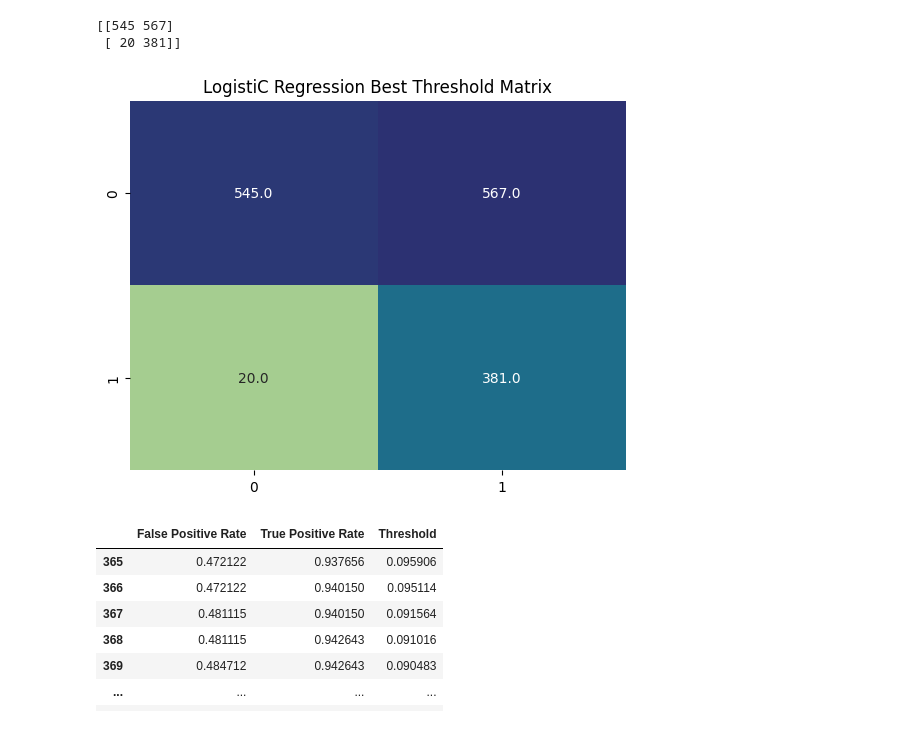
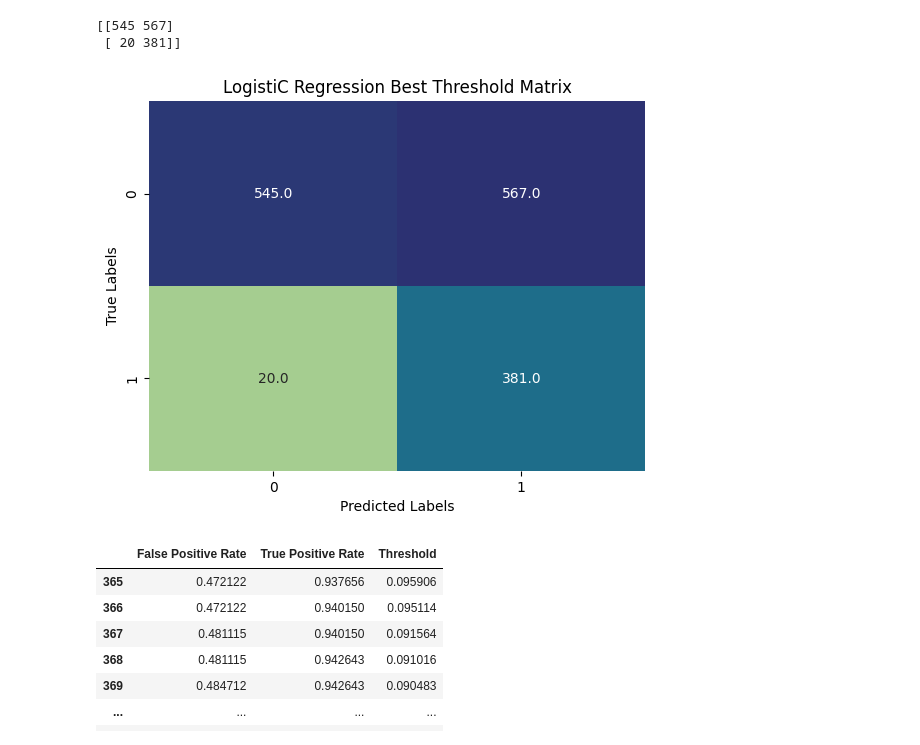
Before and after one commit to murithidenisgitobu/Vodafone_Corporation_Customer_Churn_Prediction, a Jupyter notebook: Customer_Churn_Prediction_Notebook.ipynb, the cells around one changed output. Cells and saved outputs as stored; diff of their text form; code cells hidden in the pictures.

```diff
--- a/Customer_Churn_Prediction_Notebook.ipynb
+++ b/Customer_Churn_Prediction_Notebook.ipynb
@@ -1108,10 +1108,12 @@ best_LR_threshold = LR_threshold
 # %%
 # heatmap to visualize probable prediction at the best threshold
 sns.heatmap(threshold_matrix, annot=True, fmt='.1f', cmap='crest', cbar=False)
 plt.title('LogistiC Regression Best Threshold Matrix')
+plt.xlabel('Predicted Labels')
+plt.ylabel('True Labels')
 plt.show()
 # %% [output]
-[figure, old version]
+[figure, new version]
 # %%
 # Preview of the best perfoming thresholds for Gradient Boosting
 all_roc_data['Gradient_Boosting'].loc[365:,]
```
Also changed, not shown: parts of 15 cells of this notebook, 2 other files.
